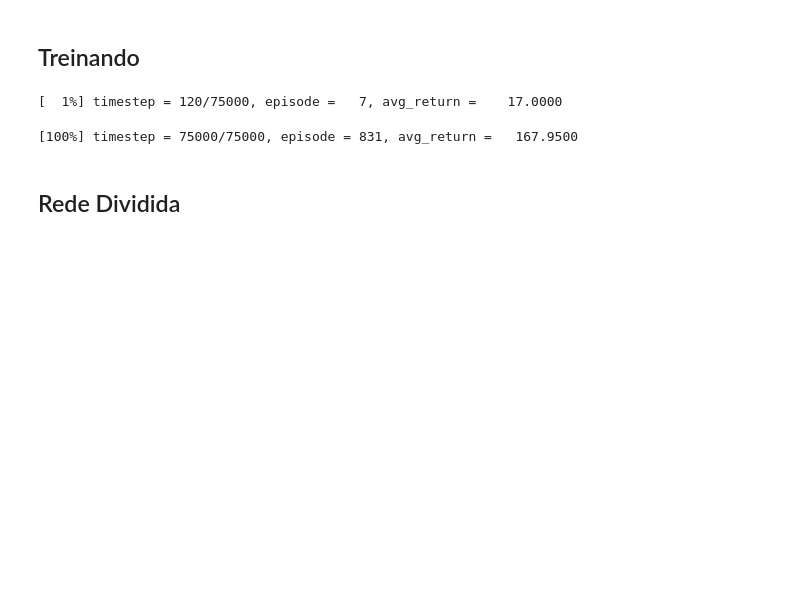
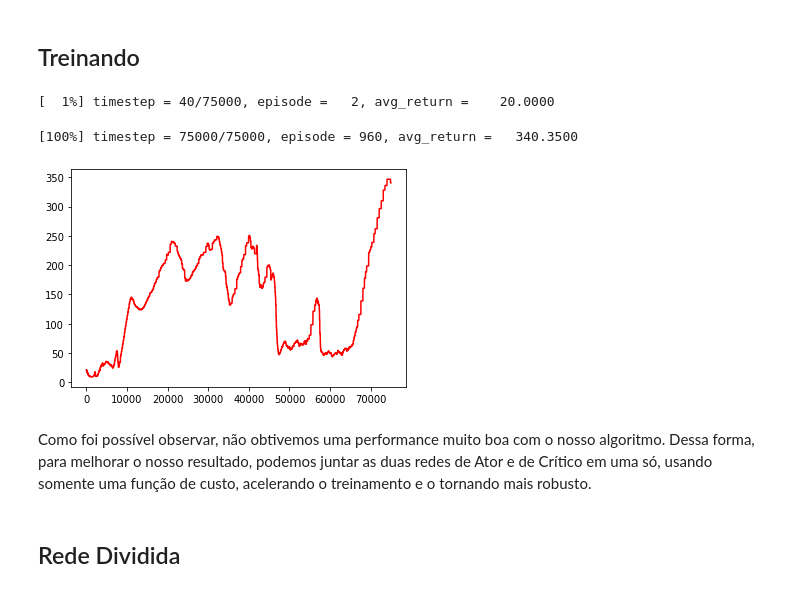
Before and after one commit to turing-usp/Aprendizado-por-Reforco, a Jupyter notebook: Aprendizado por Reforço Profundo/Actor-Critic/A2C/A2C.ipynb, the cells around one changed output. Cells and saved outputs as stored; diff of their text form; code cells hidden in the pictures; blank space fills up the shorter version.

```diff
--- a/Aprendizado por Reforço Profundo/Actor-Critic/A2C/A2C.ipynb
+++ b/Aprendizado por Reforço Profundo/Actor-Critic/A2C/A2C.ipynb
@@ -293,10 +294,10 @@ class A2C:
     def compute_advantages(self, rewards, dones, v, v2):
         T = len(rewards)
 
-        returns = torch.zeros_like(rewards)
-        advantages = torch.zeros_like(rewards)
+        returns = torch.zeros_like(rewards).to(self.device)
+        advantages = torch.zeros_like(rewards).to(self.device)
 
-        next_return = torch.tensor(v2[-1], dtype=rewards.dtype)
+        next_return = torch.tensor(v2[-1], dtype=rewards.dtype).to(self.device)
 
         not_dones = 1 - dones
         advantages = rewards + not_dones * self.gamma * v2 - v
@@ -394,8 +395,17 @@ agent = A2C(env.observation_space, env.action_space)
 # %%
 returns = train(agent, env, 75000)
 # %% [output]
-[  1%] timestep = 120/75000, episode =   7, avg_return =    17.0000
+[  1%] timestep = 40/75000, episode =   2, avg_return =    20.0000
-[100%] timestep = 75000/75000, episode = 831, avg_return =   167.9500
+[100%] timestep = 75000/75000, episode = 960, avg_return =   340.3500
+# %%
+import matplotlib.pyplot as plt
+
+plt.plot(returns, 'r')
+plt.show()
+# %% [output]
+[figure, added]
+# %% [markdown]
+Como foi possível observar, não obtivemos uma performance muito boa com o nosso algoritmo. Dessa forma, para melhorar o nosso resultado, podemos juntar as duas redes de Ator e de Crítico em uma só, usando somente uma função de custo, acelerando o treinamento e o tornando mais robusto.
 # %% [markdown]
 ##  Rede Dividida
 # %%
```
Also changed, not shown: parts of 7 cells of this notebook, 2 other files.
